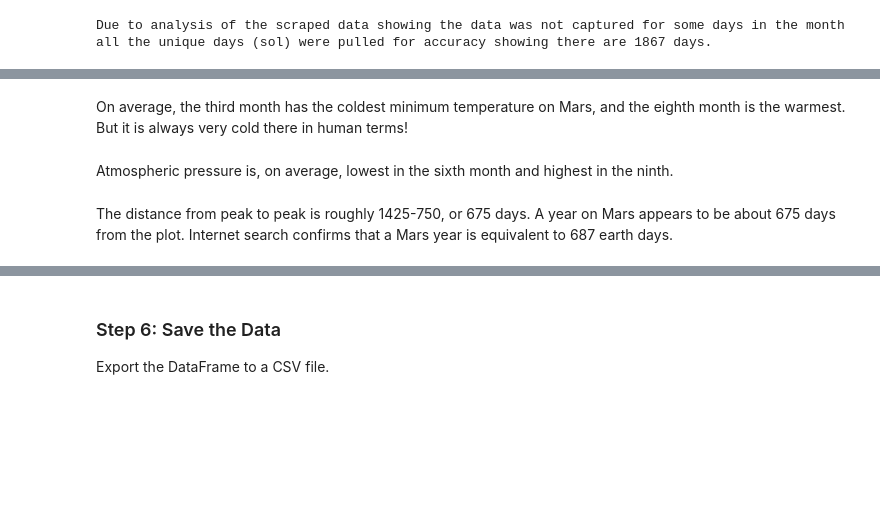
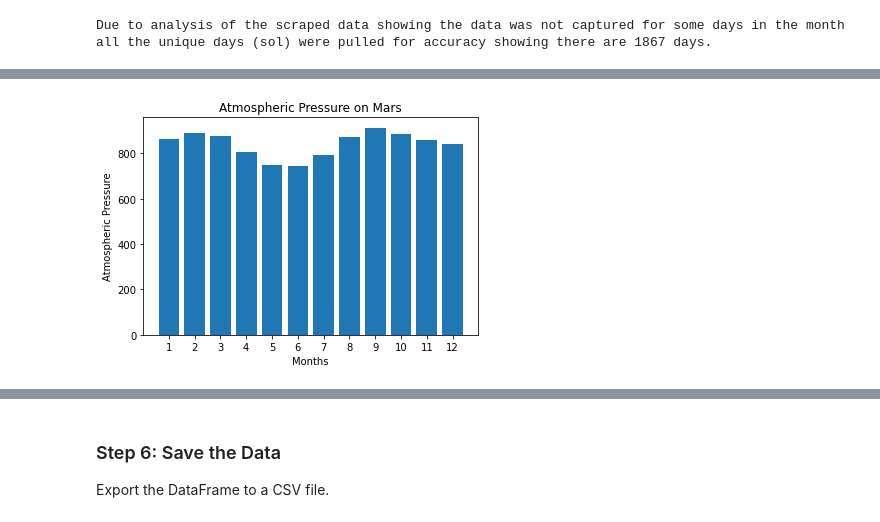
Before and after one commit to MohammedRizwan-1/Web-Scraping-Data-Analysis, a Jupyter notebook: Jupyter_Notebooks/mars_weather.ipynb, the cells around one changed output, grey strips where cells are left out. Cells and saved outputs as stored; diff of their text form; code cells hidden in the pictures; blank space fills up the shorter version.

```diff
--- a/Jupyter_Notebooks/mars_weather.ipynb
+++ b/Jupyter_Notebooks/mars_weather.ipynb
@@ -158,6 +236,15 @@ Due to analysis of the scraped data showing the data was not captured for some d
-# %% [markdown]
-On average, the third month has the coldest minimum temperature on Mars, and the eighth month is the warmest. But it is always very cold there in human terms!
-# %% [markdown]
-Atmospheric pressure is, on average, lowest in the sixth month and highest in the ninth.
-# %% [markdown]
-The distance from peak to peak is roughly 1425-750, or 675 days. A year on Mars appears to be about 675 days from the plot. Internet search confirms that a Mars year is equivalent to 687 earth days.
+# %%
+# Plot the average pressure by month
+months = np.arange(1, 13, 1)
+
+x = months
+y = avg_min_tempdf["pressure"]
+
+plt.bar(x, y)
+plt.xticks(months)
+plt.xlabel("Months")
+plt.ylabel("Atmospheric Pressure")
+plt.title("Atmospheric Pressure on Mars")
+plt.show()
+# %% [output]
+[figure, added]
```
Also changed, not shown: parts of 16 cells of this notebook, 1 other file.
